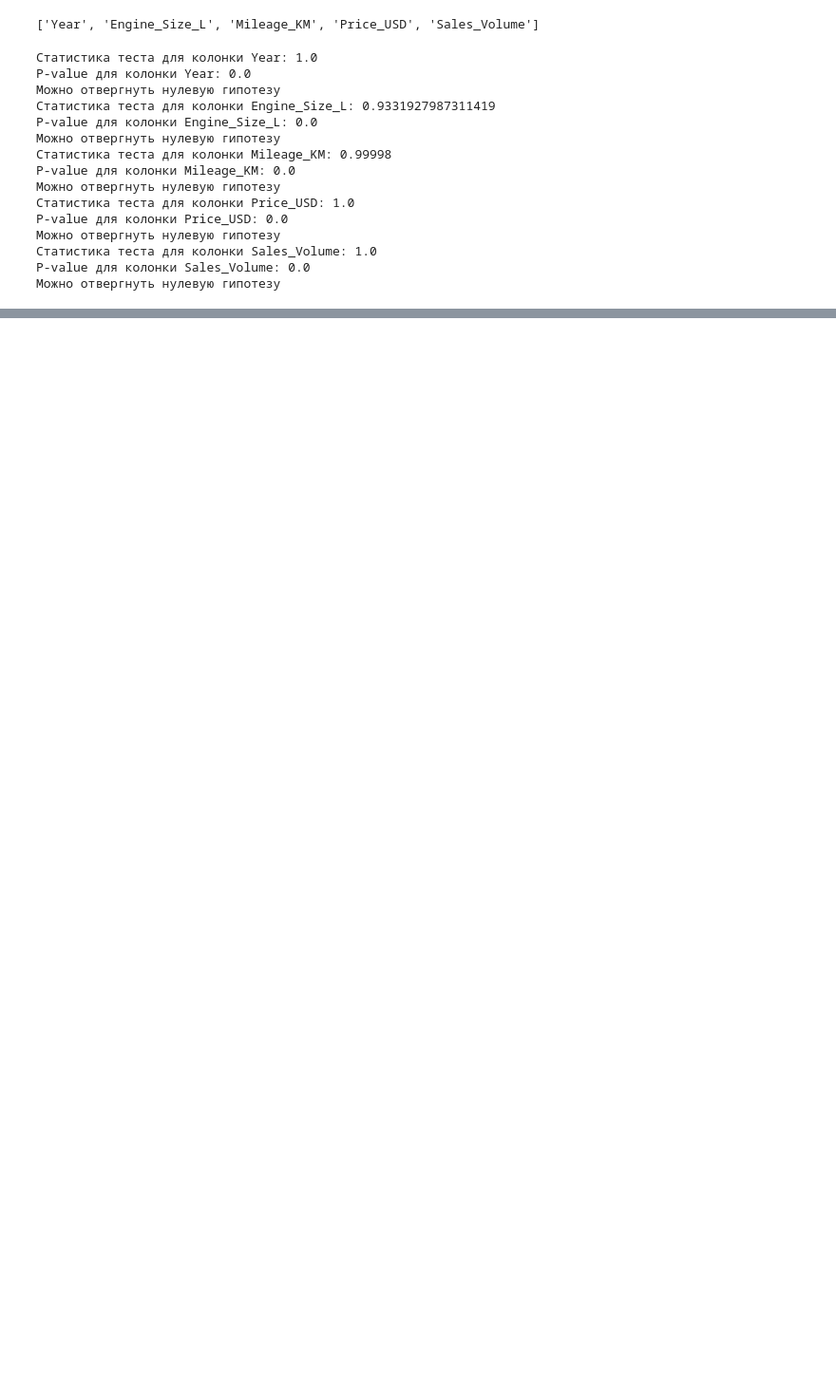
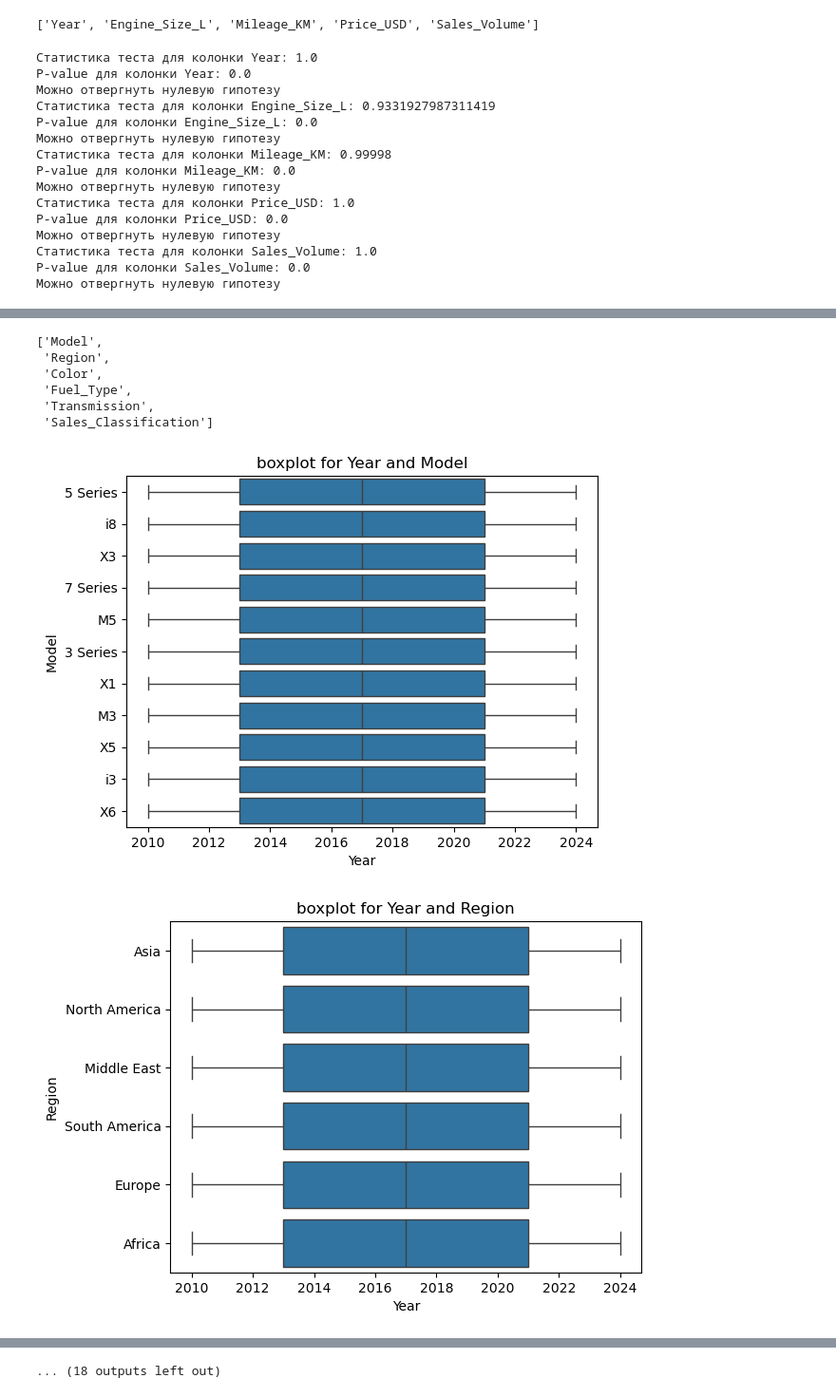
Before and after one commit to winner-nikita27/BMW, a Jupyter notebook: BMW.ipynb, the cells around one changed output, grey strips where cells are left out. Shown at 95% size. Cells and saved outputs as stored; diff of their text form; code cells hidden in the pictures; blank space fills up the shorter version.

```diff
--- a/BMW.ipynb
+++ b/BMW.ipynb
@@ -128,0 +204,24 @@ ValueError: could not convert string to float: 'Manual'
+# %%
+cat_col = df.select_dtypes(include='object').columns
+list_col_cat = cat_col.tolist()
+list_col_cat
+# %% [output]
+['Model',
+ 'Region',
+ 'Color',
+ 'Fuel_Type',
+ 'Transmission',
+ 'Sales_Classification']
+# %%
+#boxplot for numeric columns/categorial columns
+def makeBoxPlot(num_columns, cat_columns):
+    for num in num_columns:
+        for cat in cat_columns:
+            sns.boxplot(data=df, x=num, y=cat)
+            plt.title(f'boxplot for {num} and {cat}')
+            plt.show()
+
+makeBoxPlot(list_col, list_col_cat)
+# %% [output]
+[figure, added]
+[figure, added]
@@ -128,0 +238 @@ ValueError: could not convert string to float: 'Manual'
+... (18 outputs left out)
```
Also changed, not shown: parts of 17 cells of this notebook.
